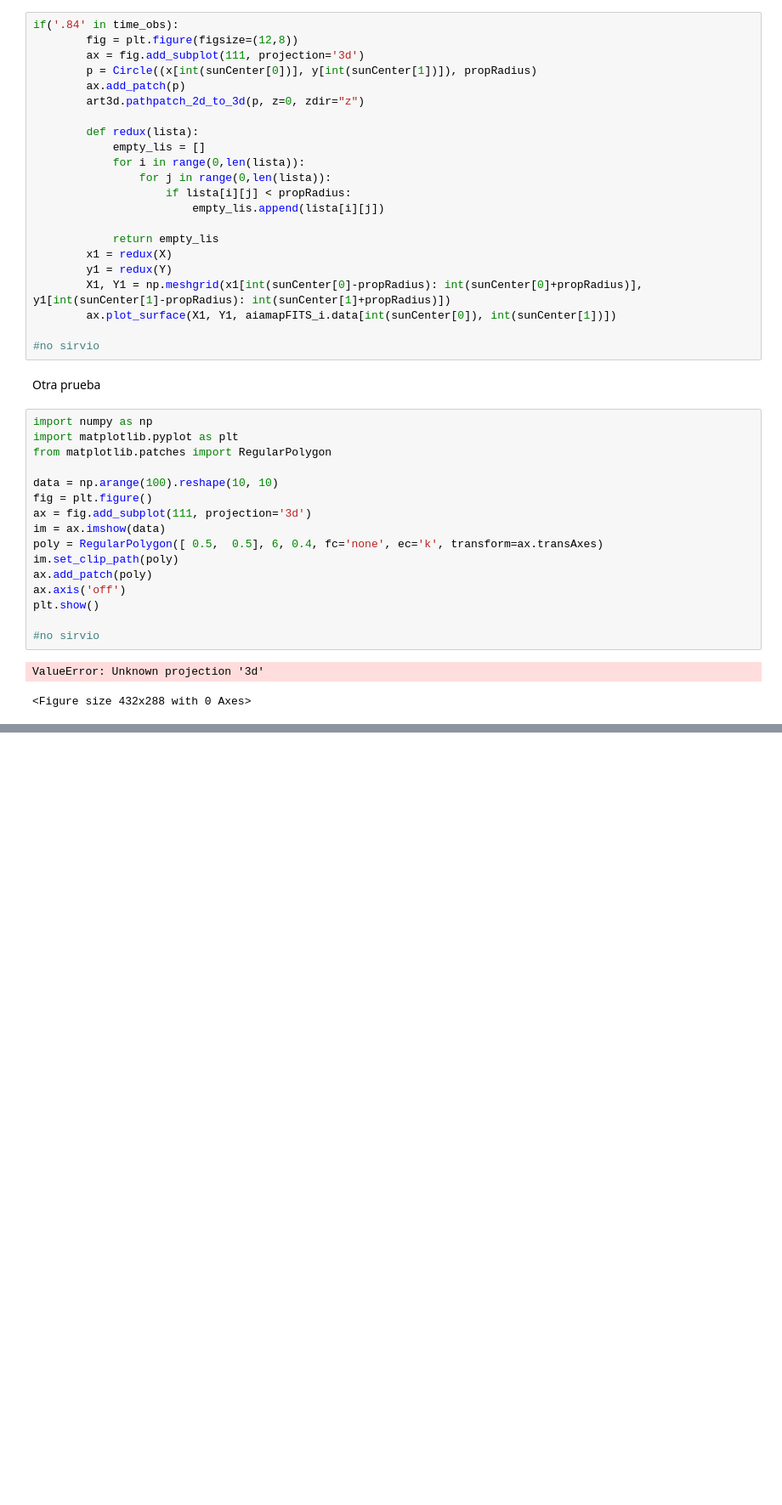
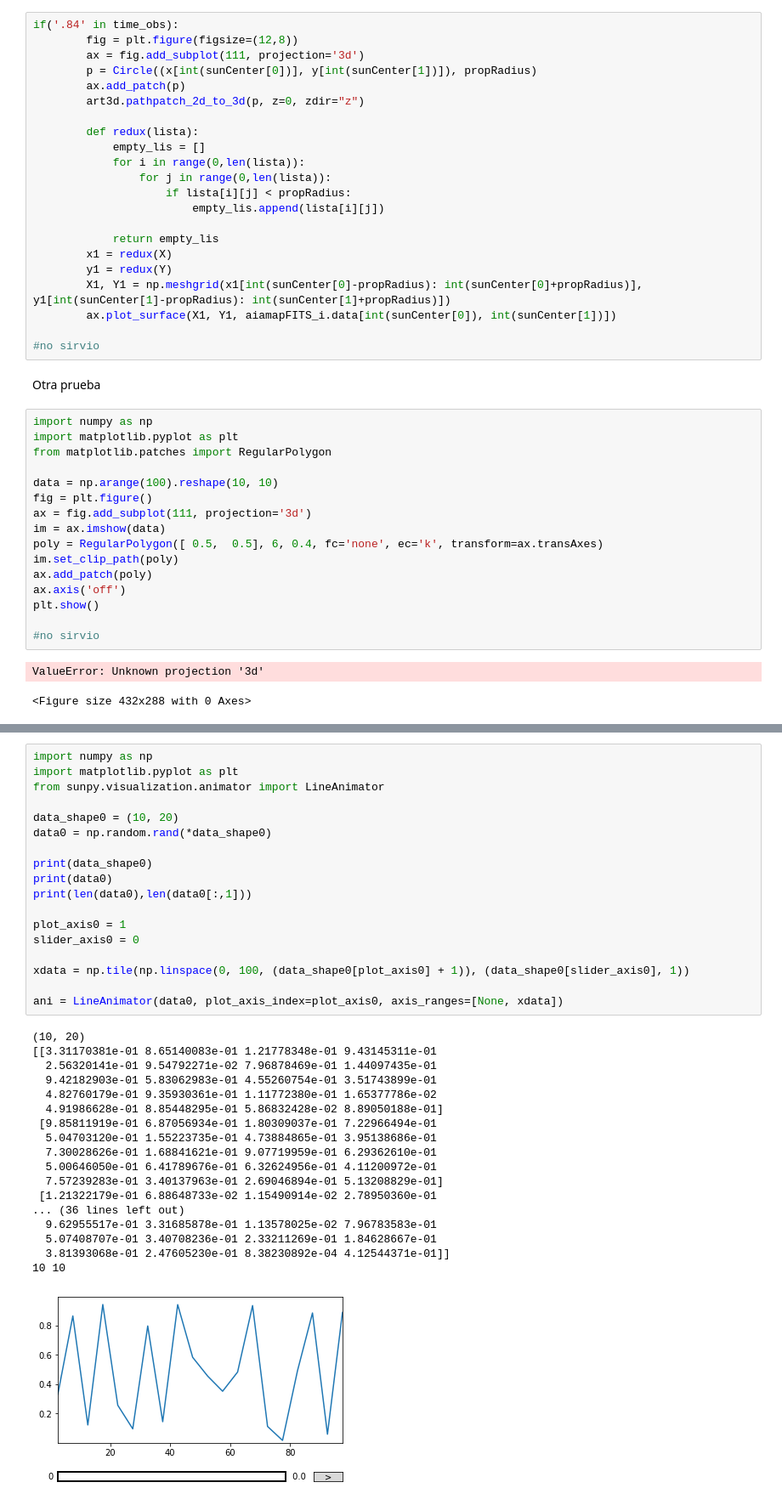
Before and after one commit to fmezacr/Solar_Data12019, a Jupyter notebook: Noviembre/2019/Ideas.ipynb, the cells around one changed output, grey strips where cells are left out. Shown at 85% size. Drawn from its saved outputs; the diff is of its cells as text; blank space fills up the shorter version.

```diff
--- a/Noviembre/2019/Ideas.ipynb
+++ b/Noviembre/2019/Ideas.ipynb
@@ -325,0 +411,37 @@ ValueError: Unknown projection '3d'
+# %%
+import numpy as np
+import matplotlib.pyplot as plt
+from sunpy.visualization.animator import LineAnimator
+
+data_shape0 = (10, 20)
+data0 = np.random.rand(*data_shape0)
+
+print(data_shape0)
+print(data0)
+print(len(data0),len(data0[:,1]))
+
+plot_axis0 = 1
+slider_axis0 = 0
+
+xdata = np.tile(np.linspace(0, 100, (data_shape0[plot_axis0] + 1)), (data_shape0[slider_axis0], 1))
+
+ani = LineAnimator(data0, plot_axis_index=plot_axis0, axis_ranges=[None, xdata])
+# %% [output]
+(10, 20)
+[[3.31170381e-01 8.65140083e-01 1.21778348e-01 9.43145311e-01
+  2.56320141e-01 9.54792271e-02 7.96878469e-01 1.44097435e-01
+  9.42182903e-01 5.83062983e-01 4.55260754e-01 3.51743899e-01
+  4.82760179e-01 9.35930361e-01 1.11772380e-01 1.65377786e-02
+  4.91986628e-01 8.85448295e-01 5.86832428e-02 8.89050188e-01]
+ [9.85811919e-01 6.87056934e-01 1.80309037e-01 7.22966494e-01
+  5.04703120e-01 1.55223735e-01 4.73884865e-01 3.95138686e-01
+  7.30028626e-01 1.68841621e-01 9.07719959e-01 6.29362610e-01
+  5.00646050e-01 6.41789676e-01 6.32624956e-01 4.11200972e-01
+  7.57239283e-01 3.40137963e-01 2.69046894e-01 5.13208829e-01]
+ [1.21322179e-01 6.88648733e-02 1.15490914e-02 2.78950360e-01
+... (36 lines left out)
+  9.62955517e-01 3.31685878e-01 1.13578025e-02 7.96783583e-01
+  5.07408707e-01 3.40708236e-01 2.33211269e-01 1.84628667e-01
+  3.81393068e-01 2.47605230e-01 8.38230892e-04 4.12544371e-01]]
+10 10
+[figure, added]
```
Also changed, not shown: parts of 2 cells of this notebook, 3 other files.
